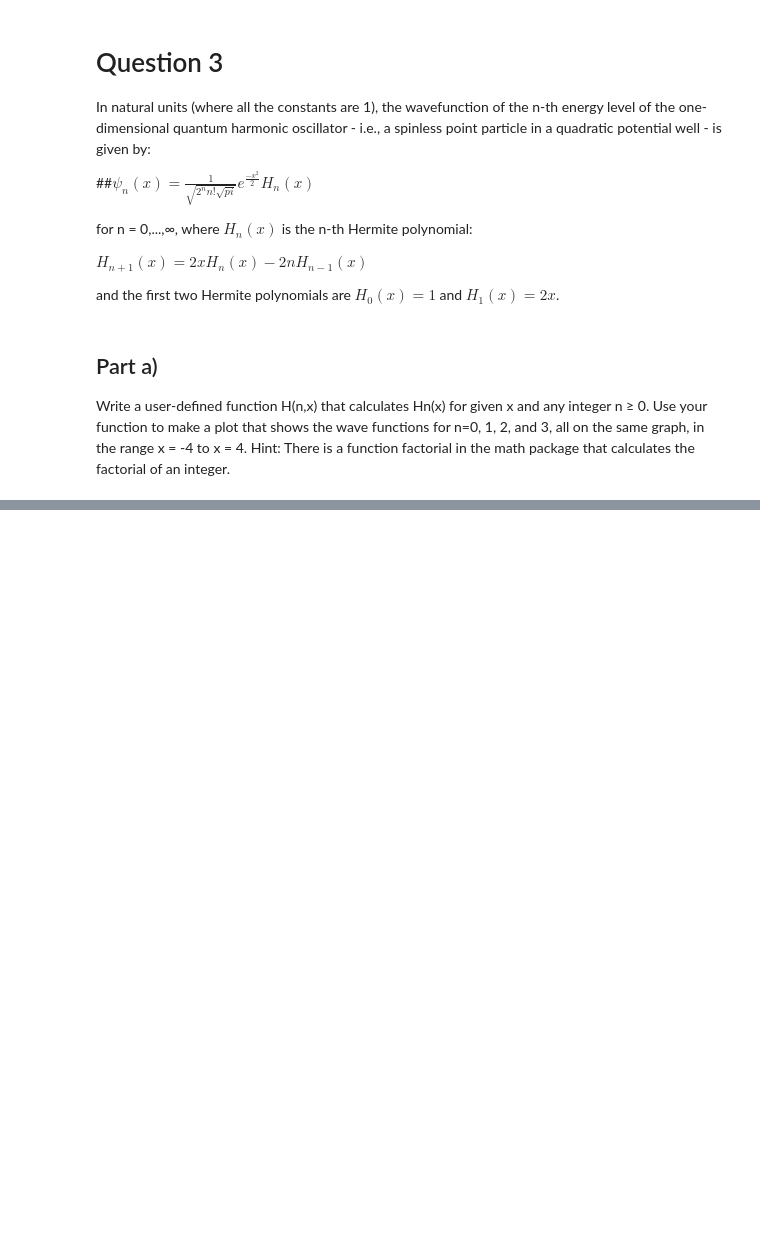
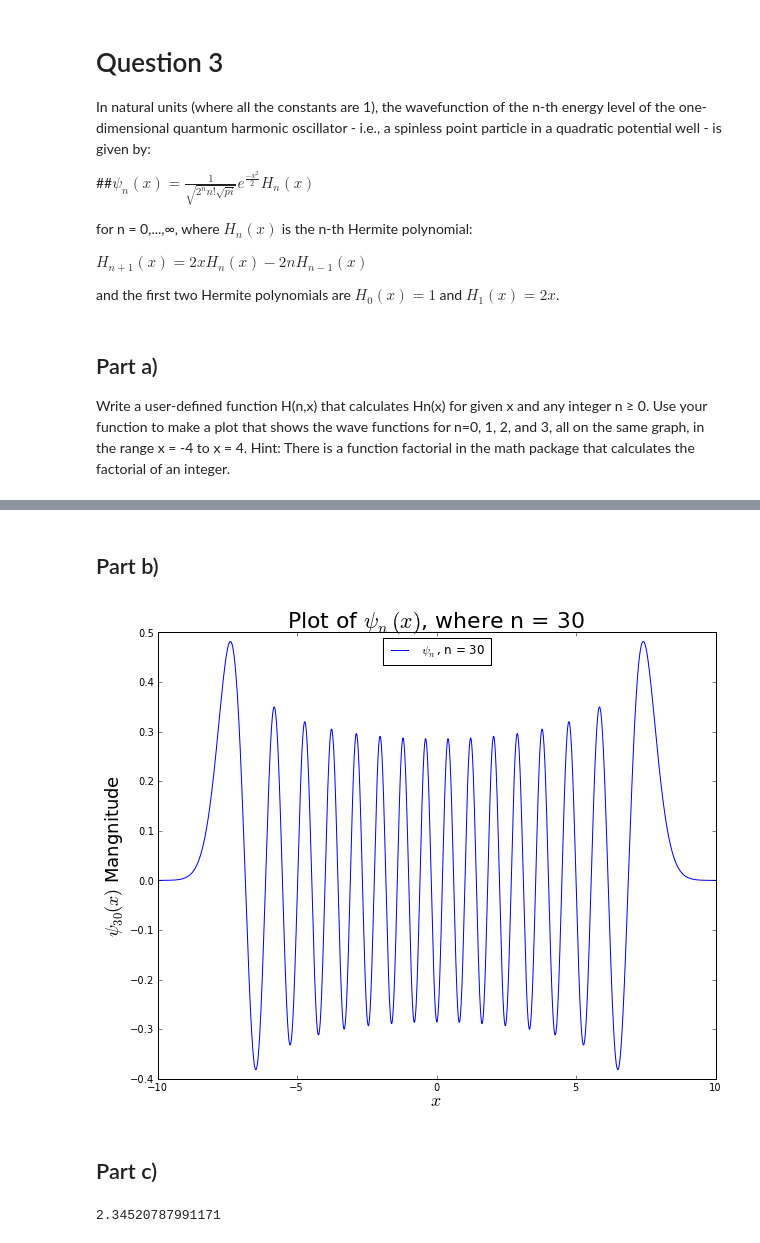
Before and after one commit to dcrose/PHYS202-S13, a Jupyter notebook: Week5/IntegrationEx4.ipynb, the cells around one changed output, grey strips where cells are left out. Cells and saved outputs as stored; diff of their text form; code cells hidden in the pictures; blank space fills up the shorter version.

```diff
--- a/Week5/IntegrationEx4.ipynb
+++ b/Week5/IntegrationEx4.ipynb
@@ -146,0 +168,27 @@ TypeError: unsupported operand type(s) for *: 'float' and 'function'
+# %% [markdown]
+Part b)
+-
+# %%
+x_range = arange(-10,10.01,0.01)
+plot(x_range,WaveFunction(x_range,30),label="$\psi_n$, n = 30")
+ylabel("$\psi_{30}(x)$ Mangnitude", fontsize = 18)
+xlabel("$x$", fontsize = 18)
+title("Plot of $\psi_n(x)$, where n = 30",fontsize = 22)
+legend(loc="upper center")
+show()
+# %% [output]
+[figure, added]
+# %% [markdown]
+Part c)
+-
+# %%
+def WaveFunction2(n,x):
+    return (np.exp(-((x**2)/2))*Hermite(n,x))/((2**n*factorial(n)*np.pi**.5)**.5)
+import scipy.integrate as integrate
+def uncertainty(n, x):
+    integrand = lambda z: z**2*WaveFunction2(n, z)*WaveFunction2(n, z)
+    return sqrt(integrate.quad(integrand,-Inf,Inf)[0])
+
+print uncertainty(5, x)
+# %% [output]
+2.34520787991171
```
Also changed, not shown: parts of 8 cells of this notebook.
